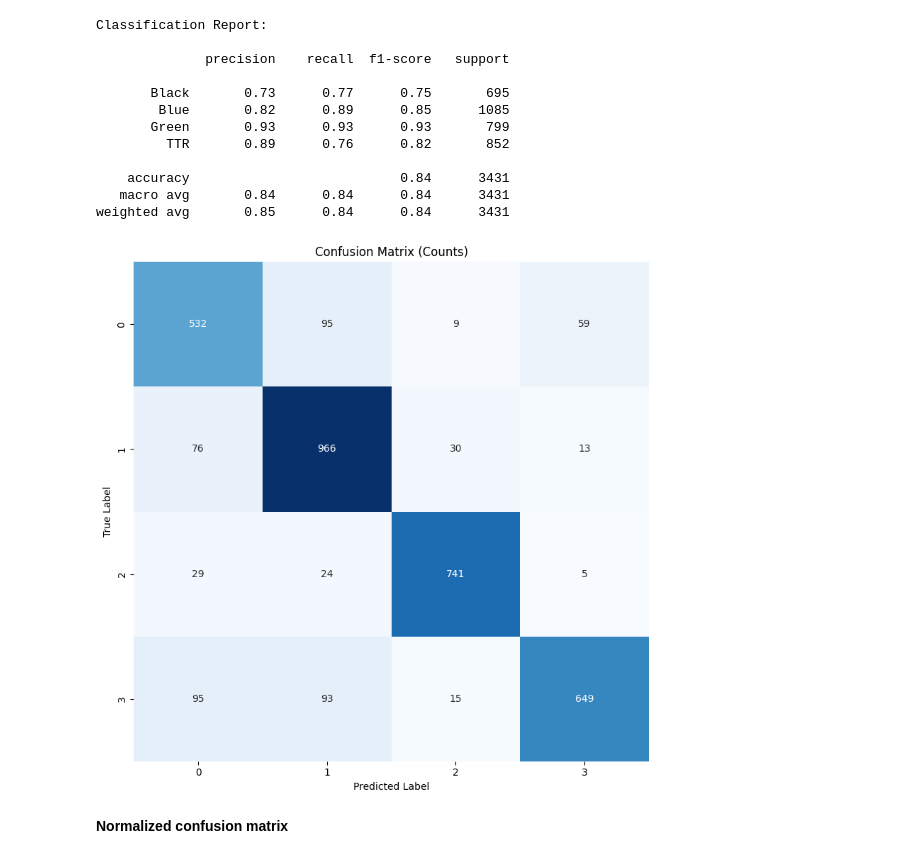
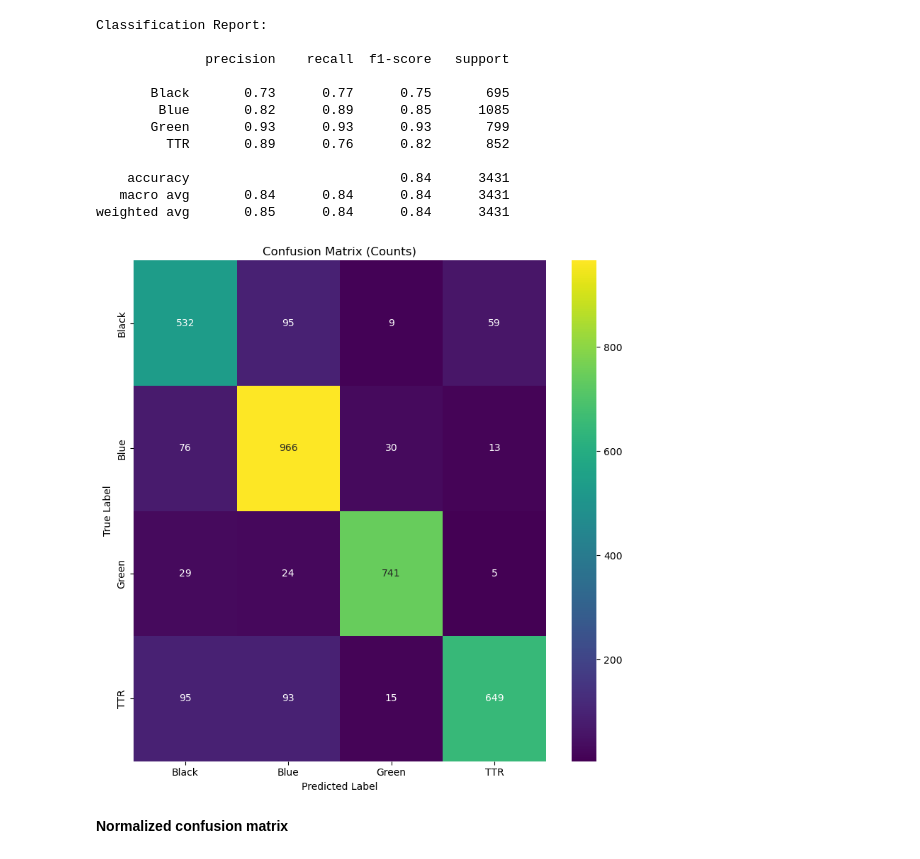
Before and after one commit to samhoanghong/Garbage-Classification, a Jupyter notebook: Data_analysis.ipynb, the cells around one changed output. Saved outputs shown, nothing was run; the diff lists cells and outputs as text; code cells hidden in the pictures.

```diff
--- a/Data_analysis.ipynb
+++ b/Data_analysis.ipynb
@@ -196,7 +192,7 @@ import matplotlib.pyplot as plt
 from tabulate import tabulate
 
 # Load the data
-data = pd.read_csv("/content/drive/MyDrive/test_results.csv")  # Replace 'your_file.csv' with the path to your CSV file
+data = pd.read_csv("test_results.csv")
 
 # Assuming the CSV has columns named 'prediction' and 'truth'
 y_pred = data['prediction']
@@ -206,9 +202,12 @@ y_true = data['truth']
 cm = confusion_matrix(y_true, y_pred)
 cm_normalized = confusion_matrix(y_true, y_pred, normalize='true')
 
+# Retrieve class names from unique values in y_true or y_pred
+class_names = sorted(data['truth'].unique())  # Use sorted() to ensure consistent order
+
 # Display classification report (precision, recall, F1-score)
 print("Classification Report:\n")
-print(classification_report(y_true, y_pred))
+print(classification_report(y_true, y_pred, target_names=class_names))
 # %% [output]
 Classification Report:
 
@@ -225,20 +224,20 @@ weighted avg       0.85      0.84      0.84      3431
 # %%
 # Plot the non-normalized confusion matrix
 plt.figure(figsize=(8, 8))
 
 #Non-normalized confusion matrix
 plt.plot(1, 2)
-sns.heatmap(cm, annot=True, fmt="d", cmap="Blues", cbar=False, xticklabels=True, yticklabels=True)
+sns.heatmap(cm, annot=True, fmt="d", cmap="viridis", cbar=True, xticklabels=class_names, yticklabels=class_names)
 plt.xlabel("Predicted Label")
 plt.ylabel("True Label")
 plt.title("Confusion Matrix (Counts)")
 
 
 
 plt.tight_layout()
 plt.show()
 # %% [output]
-[figure, old version]
+[figure, new version]
 # %% [markdown]
 **Normalized confusion matrix**
 # %%
```
Also changed, not shown: parts of 12 cells of this notebook.
